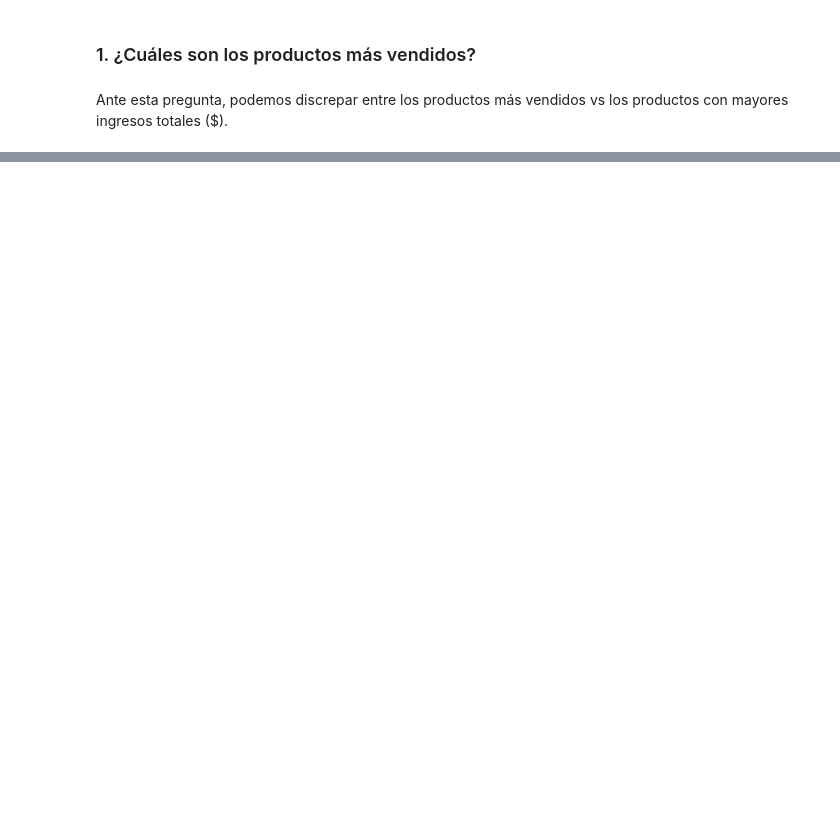
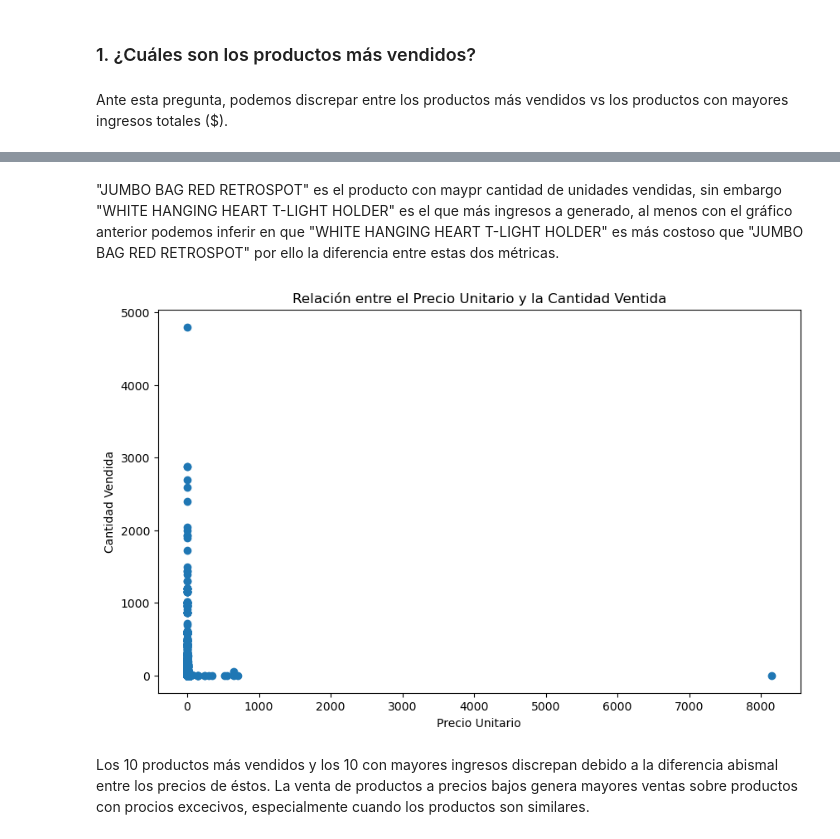
Before and after one commit to pahoalapizco/python_for_data_science, a Jupyter notebook: notebooks/4.0-numpy_pandas_da-analysis_01.ipynb, the cells around one changed output, grey strips where cells are left out. Saved outputs shown, nothing was run; the diff lists cells and outputs as text; code cells hidden in the pictures; blank space fills up the shorter version.

Commit message:
:sparkles: (FP) Online Retail Analysis: Analysis part 2

```diff
--- a/notebooks/4.0-numpy_pandas_da-analysis_01.ipynb
+++ b/notebooks/4.0-numpy_pandas_da-analysis_01.ipynb
@@ -281,0 +316,25 @@ plt.show()
+# %% [markdown]
+"JUMBO BAG RED RETROSPOT" es el producto con maypr cantidad de unidades vendidas, sin embargo "WHITE HANGING HEART T-LIGHT HOLDER" es el que más ingresos a generado, al menos con el gráfico anterior podemos inferir en que "WHITE HANGING HEART T-LIGHT HOLDER" es más costoso que "JUMBO BAG RED RETROSPOT" por ello la diferencia entre estas dos métricas.
+# %%
+outer_merge = pd.merge(best_sellers, most_incomes, how="outer", left_index=True, right_index=True).reset_index()
+
+filtered = retail_cleaned[
+  (retail_cleaned["Description"].isin(outer_merge["Description"]))
+  & (retail_cleaned["Quantity"] > 0)
+  & (retail_cleaned["UnitPrice"] > 0)
+]
+
+plt.figure(figsize=(10,6))
+
+plt.scatter(
+  x=filtered["UnitPrice"],
+  y=filtered["Quantity"],
+)
+
+plt.title("Relación entre el Precio Unitario y la Cantidad Ventida")
+plt.xlabel("Precio Unitario")
+plt.ylabel("Cantidad Vendida");
+# %% [output]
+[figure, added]
+# %% [markdown]
+Los 10 productos más vendidos y los 10 con mayores ingresos discrepan debido a la diferencia abismal entre los precios de éstos. La venta de productos a precios bajos genera mayores ventas sobre productos con procios excecivos, especialmente cuando los productos son similares.
```
Also changed, not shown: parts of 5 cells of this notebook.
